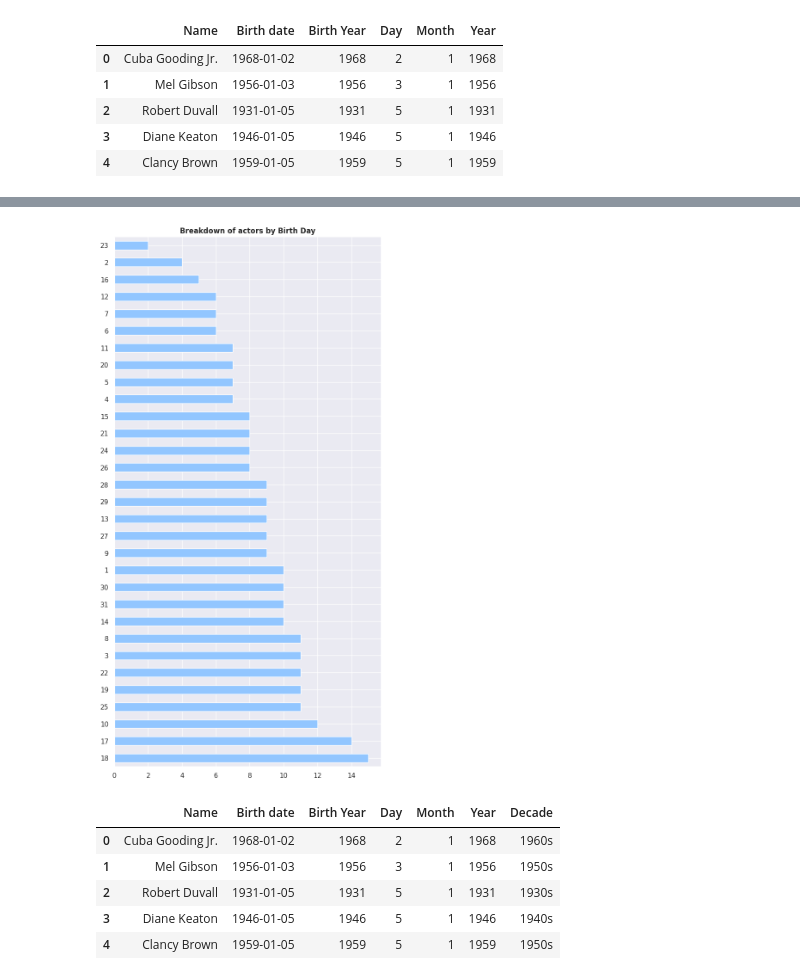
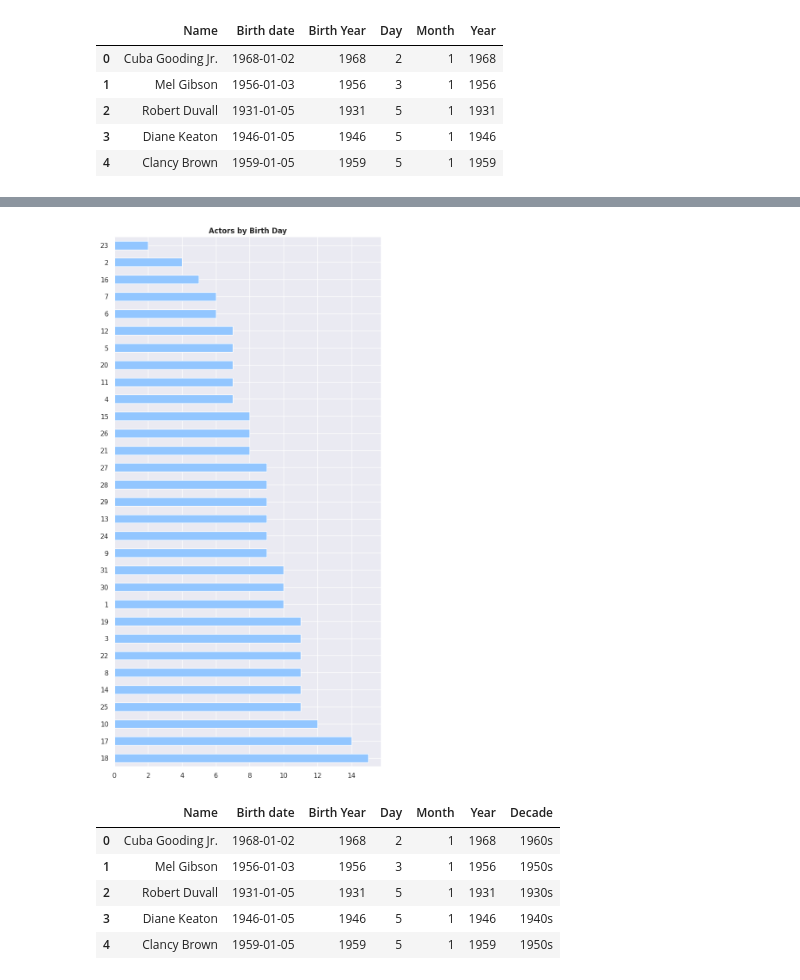
Before and after one commit to guilhermelaviola/FavoriteActorsAnalysis, a Jupyter notebook: FavoriteActorsAnalysis.ipynb, the cells around one changed output, grey strips where cells are left out. Cells and saved outputs as stored; diff of their text form; code cells hidden in the pictures.

```diff
--- a/FavoriteActorsAnalysis.ipynb
+++ b/FavoriteActorsAnalysis.ipynb
@@ -75,12 +73,11 @@ plt.show()
 # %%
-# Displaying actors by birth day:
-actors.groupby('Birth date').first()['Day'].value_counts().plot(kind = 'barh',
-                                                                figsize = (8, 16))
+# Displaying actors by birth day (of the month):
+actors.groupby('Birth date').first()['Day'].value_counts().plot(kind = 'barh', figsize = (8, 16))
 plt.ylabel(None)
-plt.title('Breakdown of actors by Birth Day', fontweight = 'bold')
+plt.title('Actors by Birth Day', fontweight = 'bold')
 plt.show()
 # %% [output]
-[figure, old version]
+[figure, new version]
 # %%
 # Grouping the Birth Date Year by decade:
 def group_by_decade(year):
```
Also changed, not shown: parts of 4 cells of this notebook.
